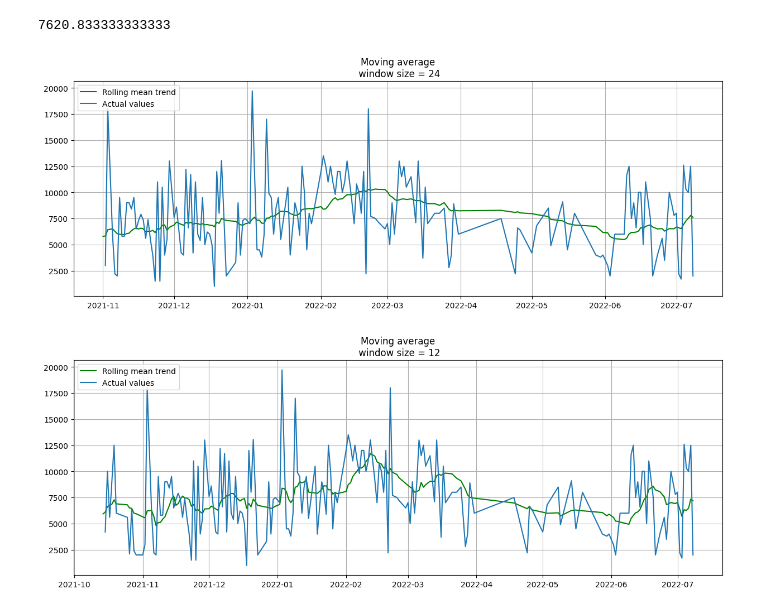
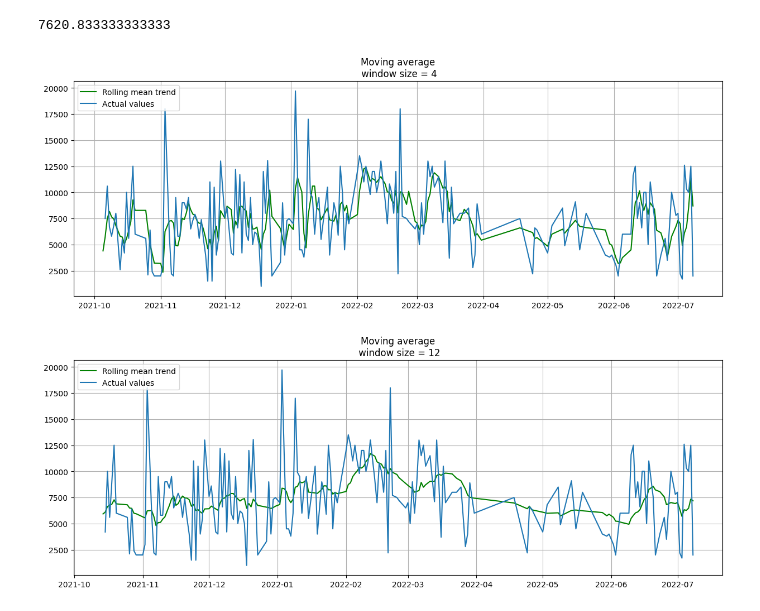
Before and after one commit to wessware/time_series_forecasting_linear_ml_models, a Jupyter notebook: models/time_series_1.ipynb, the cells around one changed output. Drawn from its saved outputs; the diff is of its cells as text; code cells hidden in the pictures.

```diff
--- a/models/time_series_1.ipynb
+++ b/models/time_series_1.ipynb
@@ -85,35 +85,35 @@ def plotMovingAverage(series, window, plot_intervals=False, scale=1.96, plot_ano
         plot_intervals - show confidence intervals
         plot_anomalies - show anomalies
     """
     rolling_mean = series.rolling(window=window).mean()
 
     plt.figure(figsize=(15,5))
     plt.title(f"Moving average\n window size = {window}")
     plt.plot(rolling_mean, "g", label="Rolling mean trend")
 
     # Plot confidence intervals for smoothed values
     if plot_intervals:
         mae = mean_absolute_error(series[window:], rolling_mean[window:])
         deviation = np.std(series[window:] - rolling_mean[window:])
         lower_bond = rolling_mean - (mae + scale * deviation)
         upper_bond = rolling_mean + (mae + scale * deviation)
         plt.plot(upper_bond, "r--", label="Upper Bond / Lower Bond")
         plt.plot(lower_bond, "r--")
 
         # Having the intervals, find abnormal values
         if plot_anomalies:
             anomalies = pd.DataFrame(index=series.index, columns=series.columns)
             anomalies[series<lower_bond] = series[series<lower_bond]
             anomalies[series>upper_bond] = series[series>upper_bond]
             plt.plot(anomalies, "ro", markersize=10)
 
     plt.plot(series[window:], label="Actual values")
     plt.legend(loc="upper left")
     plt.grid(True)
 
-plotMovingAverage(series, 24)
+plotMovingAverage(series, 4)
 # %% [output]
-[figure, old version]
+[figure, new version]
 # %%
 plotMovingAverage(series, 12)
 # %% [output]
```
Also changed, not shown: parts of 2 cells of this notebook.
